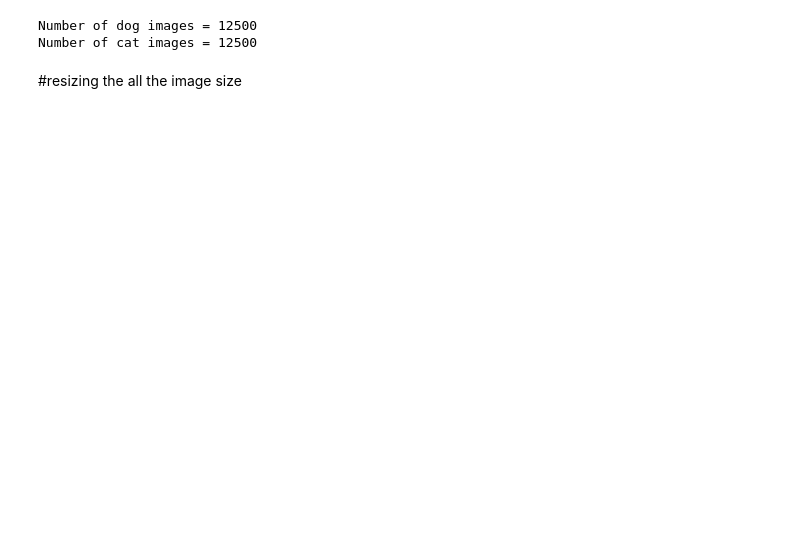
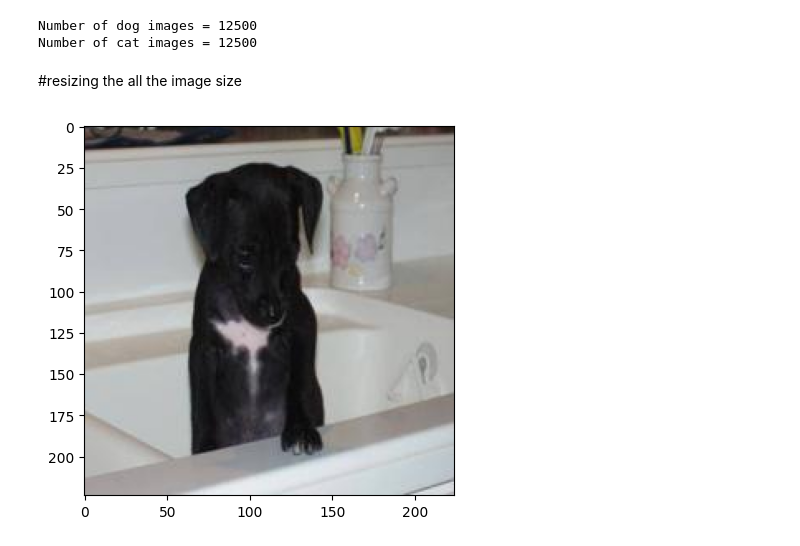
Before and after one commit to vidhya2324/Neutral_network, a Jupyter notebook: Dog_Cat_classification.ipynb, the cells around one changed output. Cells and saved outputs as stored; diff of their text form; code cells hidden in the pictures; blank space fills up the shorter version.

```diff
--- a/Dog_Cat_classification.ipynb
+++ b/Dog_Cat_classification.ipynb
@@ -147,0 +158,7 @@ for i in range(2000):
+# %%
+# display resized dog image
+img = mpimg.imread('/content/image resize/dog.8298.jpg')
+imgplt = plt.imshow(img)
+plt.show()
+# %% [output]
+[figure, added]
```
Also changed, not shown: parts of 34 cells of this notebook.
